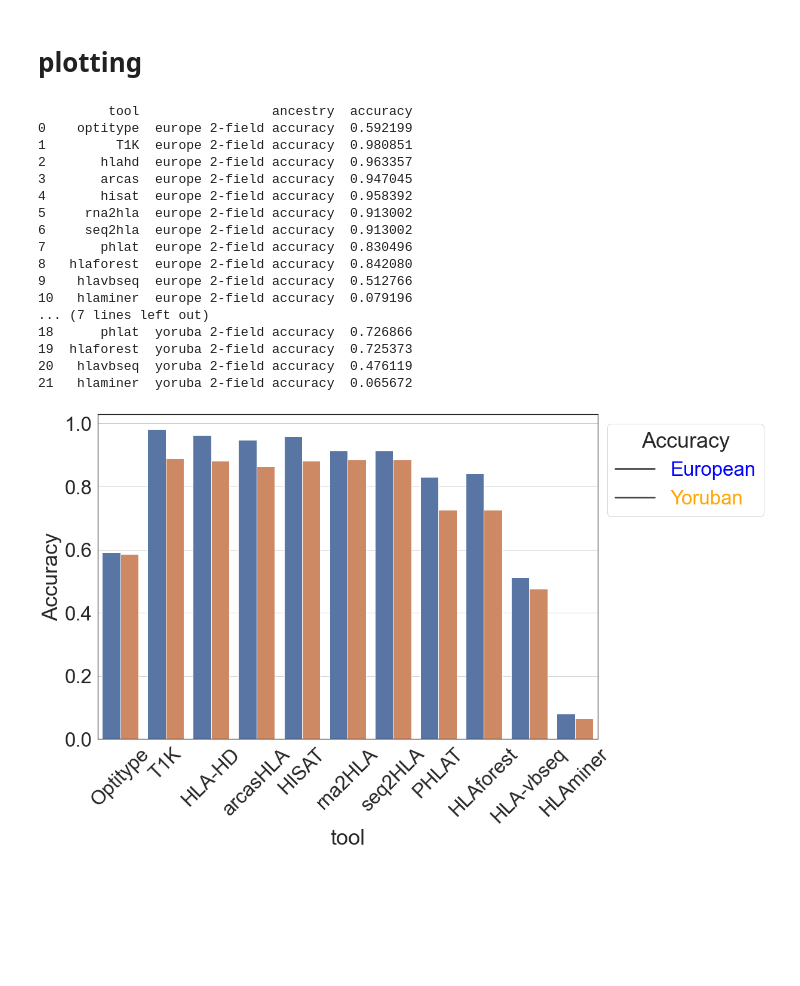
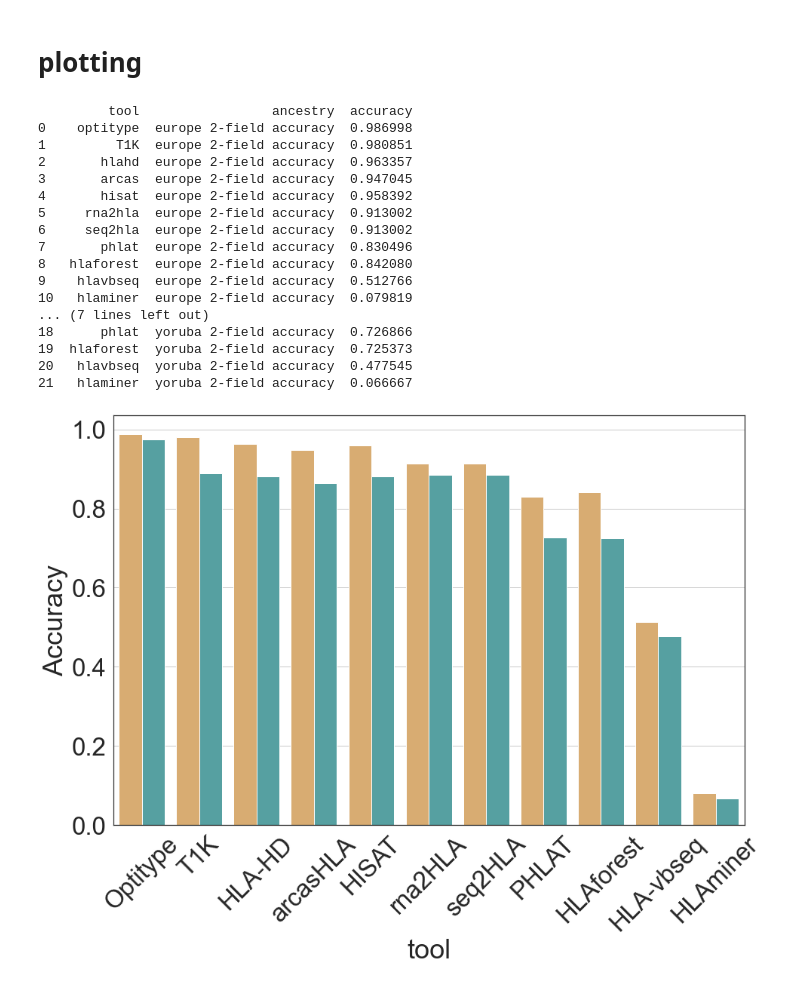
Before and after one commit to ydottie/hlaproject, a Jupyter notebook: notebooks/ancestry.ipynb, the cells around one changed output. Drawn from its saved outputs; the diff is of its cells as text; code cells hidden in the pictures; blank space fills up the shorter version.

Commit message:
updates to all figures

```diff
--- a/notebooks/ancestry.ipynb
+++ b/notebooks/ancestry.ipynb
@@ -24,7 +31,7 @@ for t in tools:
 
     yoruba_ret = np.sum(np.array( get_accuracy_counts(pre,yoruba_df) ),axis=1)
 
-    data.append([t, europe_ret, yoruba_ret])
+    data.append([t, europe_ret[:3], yoruba_ret[:3]])
 
 
 
@@ -129,50 +125,39 @@ dfyoru2f = pd.DataFrame(yoruba_2f,columns=['yoruba 2-field accuracy'])
 # %%
 # 2 field accuracy
 
 df_accuracy=pd.concat([df['tool'],dfeuro2f,dfyoru2f],axis=1, join='inner')
 
 df_accuracy = pd.melt(df_accuracy, id_vars="tool", var_name="ancestry", value_name="accuracy")
 print(df_accuracy)
 
-
-sns.set_context("paper")
-sns.color_palette("pastel")
-sns.set(font_scale=3)
-sns.set_style("white")
-
 plt.figure(figsize=(15,10))
 plt.grid()
 
-
-
-ax=sns.barplot(x = 'tool', y = 'accuracy', data=df_accuracy,hue='ancestry',order=tools)
-
-
-plt.legend(title='Accuracy', loc='upper left', labels=['European', 'Yoruban'], labelcolor=['blue','orange'],bbox_to_anchor=(1,1))
-
+ax=sns.barplot(x = 'tool', y = 'accuracy', data=df_accuracy,hue='ancestry',palette=[palette[8],palette[9]],order=tools)
 ax.set_xticklabels(labels=my_order, rotation = 45)
 ax.set_ylabel("Accuracy")
+plt.legend([],[], frameon=False)
 
 plt.show()
 # %% [output]
          tool                 ancestry  accuracy
-0    optitype  europe 2-field accuracy  0.592199
+0    optitype  europe 2-field accuracy  0.986998
 1         T1K  europe 2-field accuracy  0.980851
 2       hlahd  europe 2-field accuracy  0.963357
 3       arcas  europe 2-field accuracy  0.947045
 4       hisat  europe 2-field accuracy  0.958392
 5     rna2hla  europe 2-field accuracy  0.913002
 6     seq2hla  europe 2-field accuracy  0.913002
 7       phlat  europe 2-field accuracy  0.830496
 8   hlaforest  europe 2-field accuracy  0.842080
 9    hlavbseq  europe 2-field accuracy  0.512766
-10   hlaminer  europe 2-field accuracy  0.079196
+10   hlaminer  europe 2-field accuracy  0.079819
 ... (7 lines left out)
 18      phlat  yoruba 2-field accuracy  0.726866
 19  hlaforest  yoruba 2-field accuracy  0.725373
-20   hlavbseq  yoruba 2-field accuracy  0.476119
-21   hlaminer  yoruba 2-field accuracy  0.065672
+20   hlavbseq  yoruba 2-field accuracy  0.477545
+21   hlaminer  yoruba 2-field accuracy  0.066667
-[figure, old version]
+[figure, new version]
 # %%
 # 1 field accuracy plot
 df_accuracy=pd.concat([df['tool'],dfeuro1f,dfyoru1f],axis=1, join='inner')
```
Also changed, not shown: parts of 6 cells of this notebook, 14 other files.
